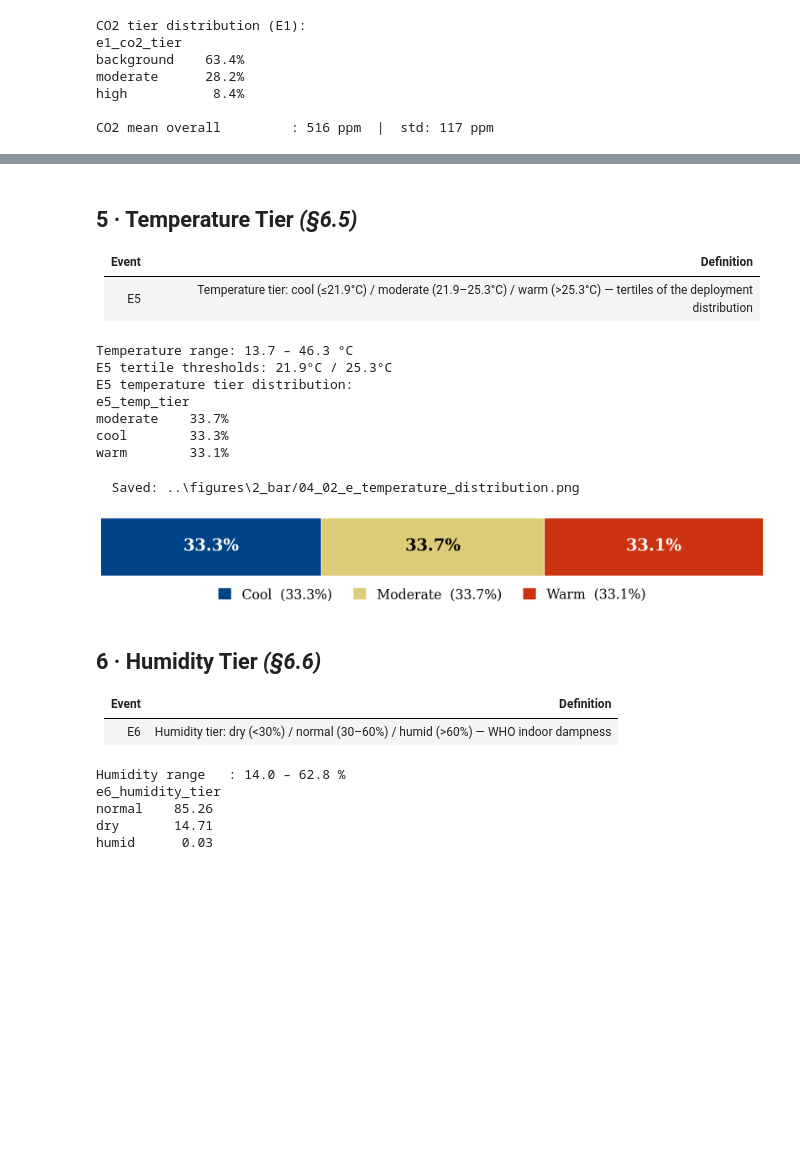
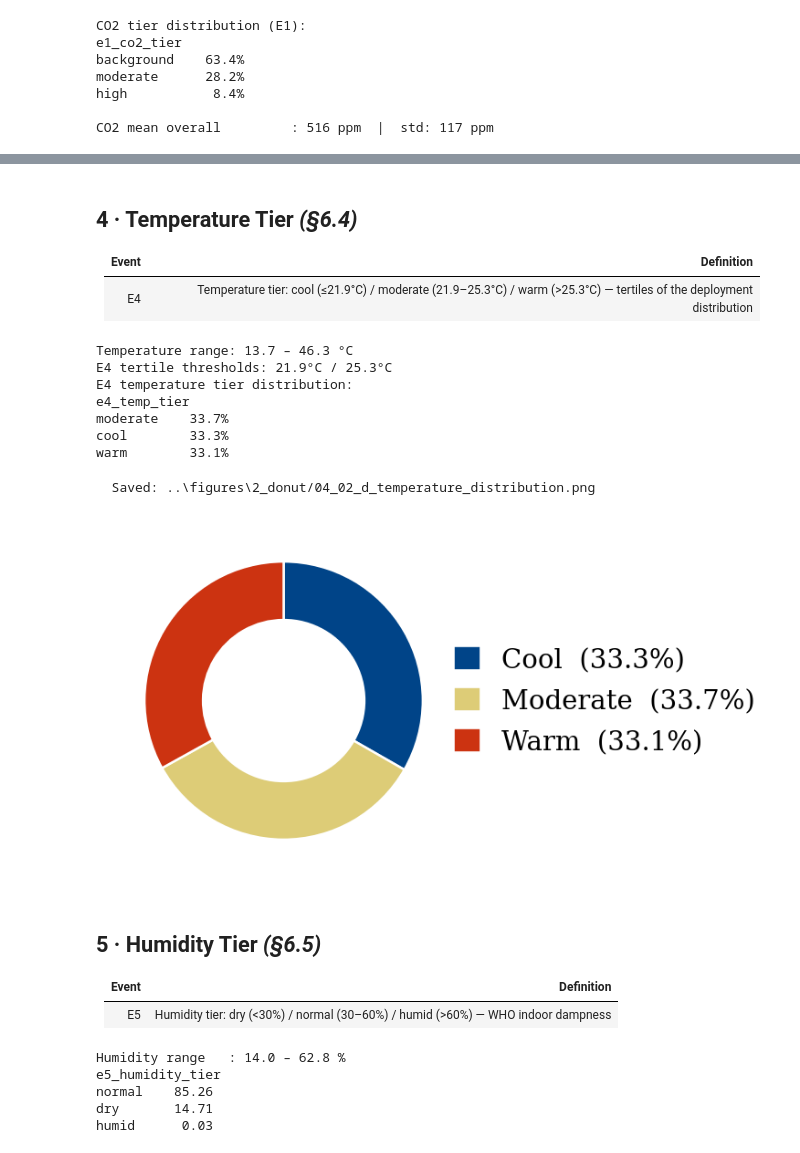
Before and after one commit to vincentmworia/Master-Thesis-Reliability-Analysis-of-Indoor-LoRaWAN-Links-using-packet-counter-reconstruction, a Jupyter notebook: notebooks/02_event_conditions.ipynb, the cells around one changed output, grey strips where cells are left out. Saved outputs shown, nothing was run; the diff lists cells and outputs as text; code cells hidden in the pictures; blank space fills up the shorter version.

```diff
--- a/notebooks/02_event_conditions.ipynb
+++ b/notebooks/02_event_conditions.ipynb
@@ -127,7 +131,7 @@ TOA_MS = {7: 71.9, 8: 133.6, 9: 246.8, 10: 452.6, 11: 987.1, 12: 1810.4}
 # Figures for each style land in their own folder so switching this and
 # re-running does not overwrite the other set.
 
-CHART_STYLE = 'bar'  # 'donut' | 'bar'
+CHART_STYLE = 'donut'  # 'donut' | 'bar'
 
 # Figure naming convention:  <thesis chapter>_<notebook>_<letter>_<topic>
 #   e.g. 04_02_a_co2_tier_distribution  ->  chapter 4, notebook 02, figure a
@@ -347,10 +312,10 @@ local = df['time'].dt.tz_convert('Europe/Berlin')
 df['hour'] = local.dt.hour
 df['dayofweek'] = local.dt.dayofweek  # 0=Monday, 6=Sunday
 
-# E3: office hours — weekday AND 08:00–17:59
+# E2: office hours — weekday AND 08:00–17:59
 df['is_weekday'] = (df['dayofweek'] < 5).astype(int)
 
-df['e3_office_hours'] = ((df['is_weekday'] == 1) & df['hour'].between(8, 17)).astype(int)
+df['e2_office_hours'] = ((df['is_weekday'] == 1) & df['hour'].between(8, 17)).astype(int)
 
-print(f'Office hours (E3): {df["e3_office_hours"].mean() * 100:.1f}%')
+print(f'Office hours (E2): {df["e2_office_hours"].mean() * 100:.1f}%')
 # %% [output]
@@ -379,9 +344,9 @@ rather than directly attenuating 868 MHz signals.
 # %%
-# E4: absolute WHO-aligned PM2.5 tier
-df['e4_pm25_tier'] = pd.cut(
+# E3: absolute WHO-aligned PM2.5 tier
+df['e3_pm25_tier'] = pd.cut(
     df['pm25'], bins=[-0.01, 5, 15, 10_000], labels=['clean', 'moderate', 'elevated']
 )
 
-print('PM2.5 tier distribution (E4):')
-print(df['e4_pm25_tier'].value_counts(normalize=True).mul(100).round(1).to_string())
+print('PM2.5 tier distribution (E3):')
+print(df['e3_pm25_tier'].value_counts(normalize=True).mul(100).round(1).to_string())
 # %% [output]
@@ -406,20 +371,20 @@ save_fig(fig, '04_02_d_pm25_events')
 # %% [markdown]
-## 5 · Temperature Tier  *(§6.5)*
+## 4 · Temperature Tier  *(§6.4)*
 
 | Event | Definition |
 |-------|-----------|
-| E5    | Temperature tier: cool (≤21.9°C) / moderate (21.9–25.3°C) / warm (>25.3°C) — tertiles of the deployment distribution |
+| E4    | Temperature tier: cool (≤21.9°C) / moderate (21.9–25.3°C) / warm (>25.3°C) — tertiles of the deployment distribution |
 # %%
-# E5: temperature tier — tertiles of the deployment distribution (locked thresholds)
-df['e5_temp_tier'] = pd.cut(
+# E4: temperature tier — tertiles of the deployment distribution (locked thresholds)
+df['e4_temp_tier'] = pd.cut(
     df['temperature'], bins=[-100, 21.9, 25.3, 100], labels=['cool', 'moderate', 'warm']
 )
 
 print(f'Temperature range: {df["temperature"].min():.1f} – {df["temperature"].max():.1f} °C')
-print(f'E5 tertile thresholds: 21.9°C / 25.3°C')
-print('E5 temperature tier distribution:')
+print(f'E4 tertile thresholds: 21.9°C / 25.3°C')
+print('E4 temperature tier distribution:')
 print(
-    df['e5_temp_tier']
+    df['e4_temp_tier']
     .value_counts(normalize=True)
     .mul(100)
     .round(1)
@@ -429,47 +394,47 @@ print(
 )
 # %% [output]
 Temperature range: 13.7 – 46.3 °C
-E5 tertile thresholds: 21.9°C / 25.3°C
-E5 temperature tier distribution:
-e5_temp_tier
+E4 tertile thresholds: 21.9°C / 25.3°C
+E4 temperature tier distribution:
+e4_temp_tier
 moderate    33.7%
 cool        33.3%
 warm        33.1%
 # %%
-# Fig 04-02-e — Temperature Tier Distribution (E5)
+# Fig 04-02-c — Temperature Tier Distribution (E4)
 tiers = ['cool', 'moderate', 'warm']
-vals = [float(df['e5_temp_tier'].astype(str).eq(t).mean() * 100) for t in tiers]
+vals = [float(df['e4_temp_tier'].astype(str).eq(t).mean() * 100) for t in tiers]
 labs = ['Cool', 'Moderate', 'Warm']
 colors = [C['navy'], C['yellow'], C['red']]
 
 fig, ax = event_chart(vals, labs, colors)  # renders as CHART_STYLE
-save_fig(fig, '04_02_e_temperature_distribution')
+save_fig(fig, '04_02_d_temperature_distribution')
 # %% [output]
-  Saved: ..\figures\2_bar/04_02_e_temperature_distribution.png
+  Saved: ..\figures\2_donut/04_02_d_temperature_distribution.png
-[figure, old version]
+[figure, new version]
 # %% [markdown]
-## 6 · Humidity Tier  *(§6.6)*
+## 5 · Humidity Tier  *(§6.5)*
 
 | Event | Definition                                                                       |
 |-------|----------------------------------------------------------------------------------|
-| E6    | Humidity tier: dry (<30%) / normal (30–60%) / humid (>60%) — WHO indoor dampness |
+| E5    | Humidity tier: dry (<30%) / normal (30–60%) / humid (>60%) — WHO indoor dampness |
 # %%
-# E6: humidity tier — WHO indoor-dampness guidance boundaries (thesis §3.4.6)
-df['e6_humidity_tier'] = pd.cut(
+# E5: humidity tier — WHO indoor-dampness guidance boundaries (thesis §3.4.6)
+df['e5_humidity_tier'] = pd.cut(
     df['humidity'], bins=[0, 30, 60, 100], labels=['dry', 'normal', 'humid']
 )
 print(f'Humidity range   : {df["humidity"].min():.1f} – {df["humidity"].max():.1f} %')
-print(df['e6_humidity_tier'].value_counts(normalize=True).mul(100).round(2).to_string())
+print(df['e5_humidity_tier'].value_counts(normalize=True).mul(100).round(2).to_string())
 
-# # E6: humidity tier — ASHRAE 55 comfort boundaries
-# df['e6_humidity_tier'] = pd.cut(
+# # E5: humidity tier — ASHRAE 55 comfort boundaries
+# df['e5_humidity_tier'] = pd.cut(
 #     df['humidity'], bins=[0, 30, 60, 100], labels=['dry', 'normal', 'humid']
 # )
 #
 # print(f'Humidity range   : {df["humidity"].min():.1f} – {df["humidity"].max():.1f} %')
 # %% [output]
 Humidity range   : 14.0 – 62.8 %
-e6_humidity_tier
+e5_humidity_tier
 normal    85.26
 dry       14.71
 humid      0.03
```
Also changed, not shown: parts of 27 cells of this notebook, 10 other files.
